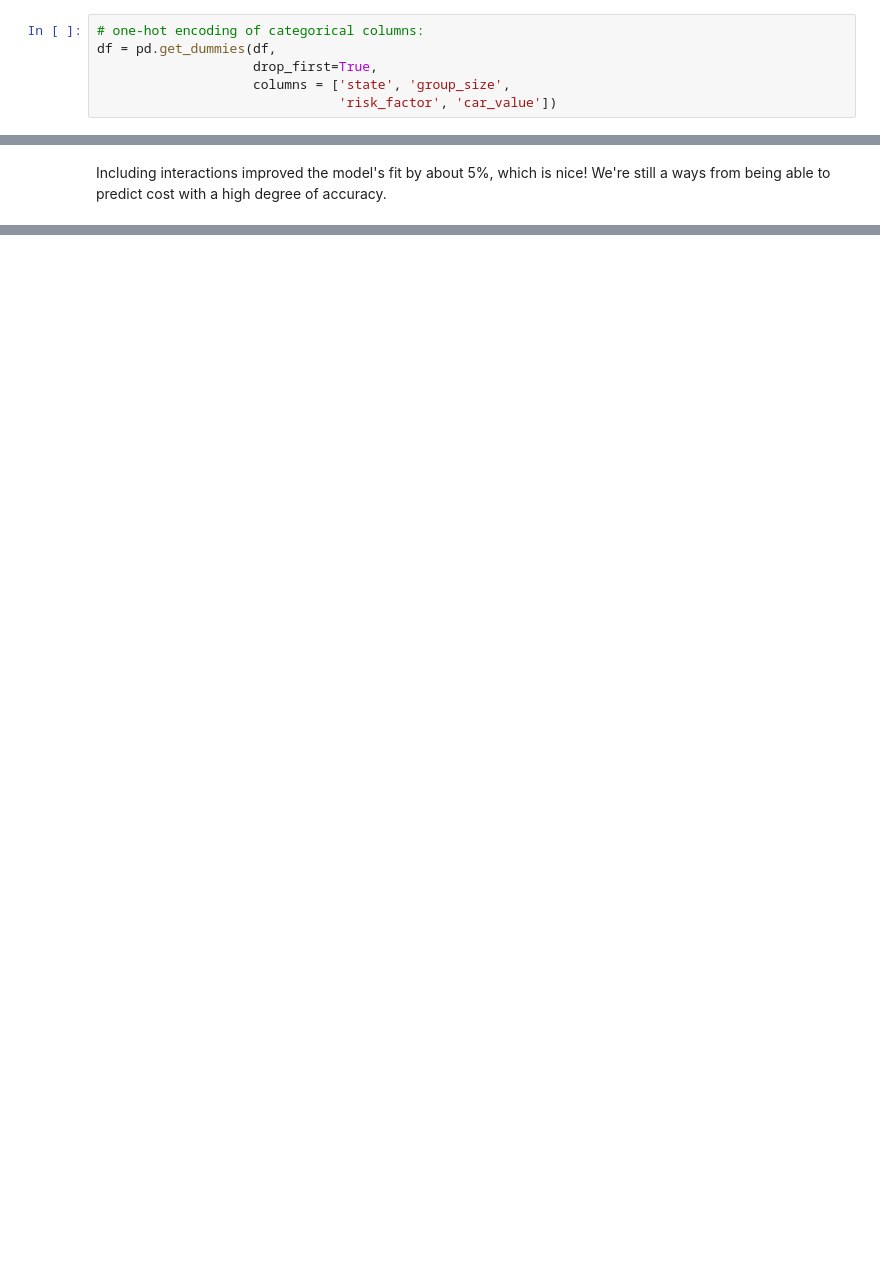
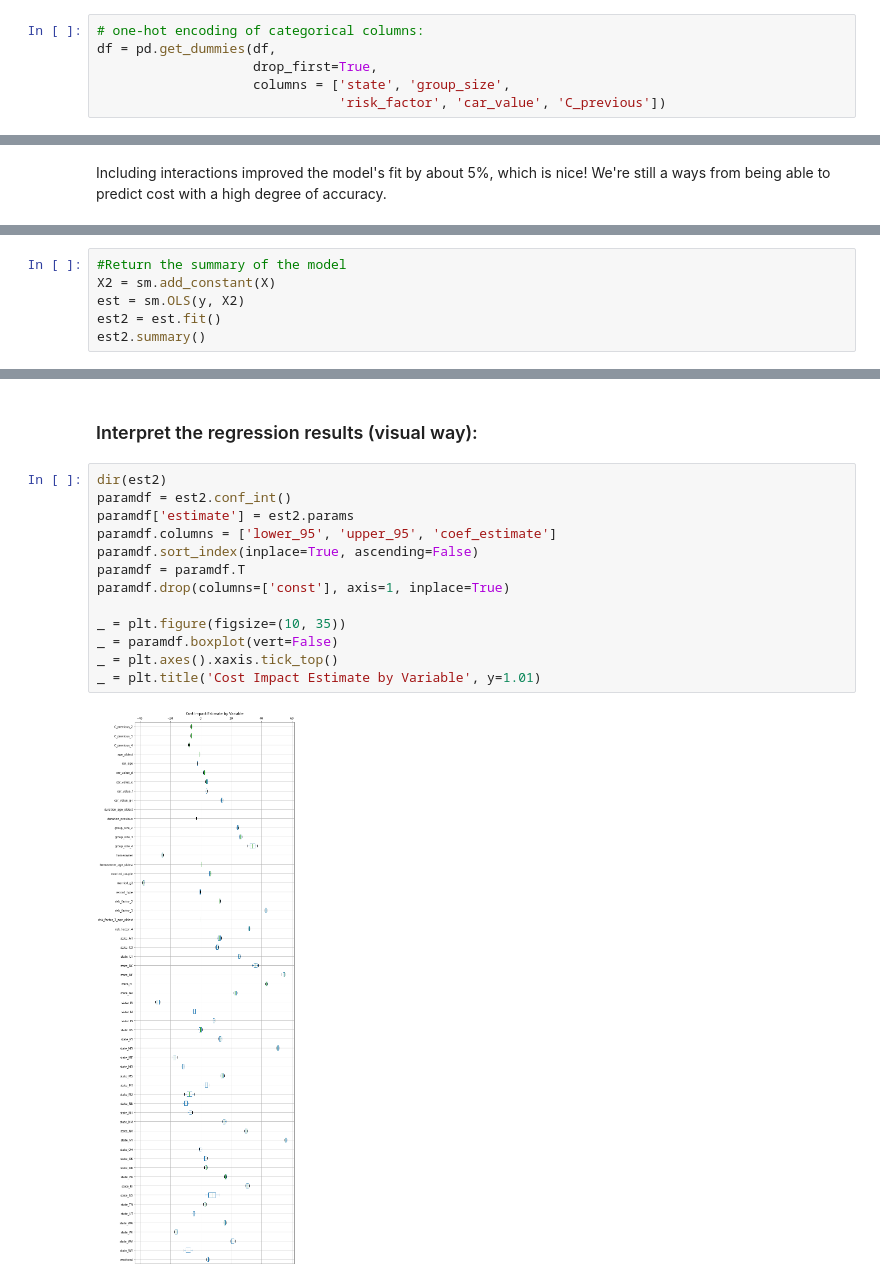
Before and after one commit to drewmalter12/AI-ML_Workshop, a Jupyter notebook: lab-regression-insurance.ipynb, the cells around one changed output, grey strips where cells are left out. Drawn from its saved outputs; the diff is of its cells as text; blank space fills up the shorter version.

```diff
--- a/lab-regression-insurance.ipynb
+++ b/lab-regression-insurance.ipynb
@@ -336,7 +379,7 @@ dtype: int64
 df = pd.get_dummies(df,
                     drop_first=True,
                     columns = ['state', 'group_size',
-                               'risk_factor', 'car_value'])
+                               'risk_factor', 'car_value', 'C_previous'])
 # %%
 # Days 5 and 6 are weekend days, add a flag for them vs. the others
 df['weekend'] = df['day'].isin([5, 6]).astype(int)
@@ -495,0 +543,6 @@ Including interactions improved the model's fit by about 5%, which is nice! We'r
+# %%
+#Return the summary of the model
+X2 = sm.add_constant(X)
+est = sm.OLS(y, X2)
+est2 = est.fit()
+est2.summary()
@@ -495,0 +586,17 @@ Including interactions improved the model's fit by about 5%, which is nice! We'r
+# %% [markdown]
+### Interpret the regression results (visual way):
+# %%
+dir(est2)
+paramdf = est2.conf_int()
+paramdf['estimate'] = est2.params
+paramdf.columns = ['lower_95', 'upper_95', 'coef_estimate']
+paramdf.sort_index(inplace=True, ascending=False)
+paramdf = paramdf.T
+paramdf.drop(columns=['const'], axis=1, inplace=True)
+
+_ = plt.figure(figsize=(10, 35))
+_ = paramdf.boxplot(vert=False)
+_ = plt.axes().xaxis.tick_top()
+_ = plt.title('Cost Impact Estimate by Variable', y=1.01)
+# %% [output]
+[figure, added]
```
Also changed, not shown: parts of 19 cells of this notebook.
